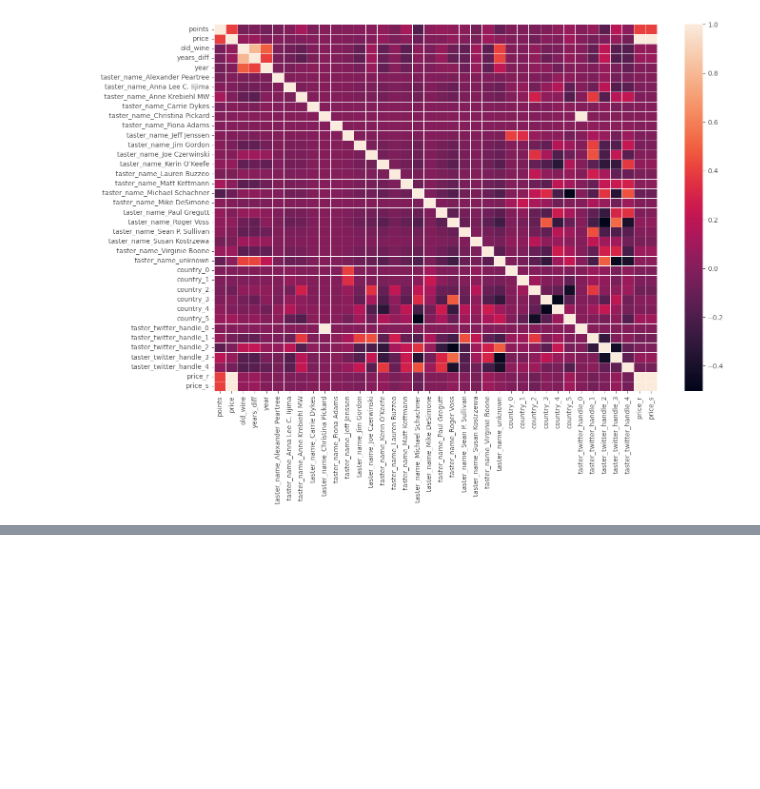
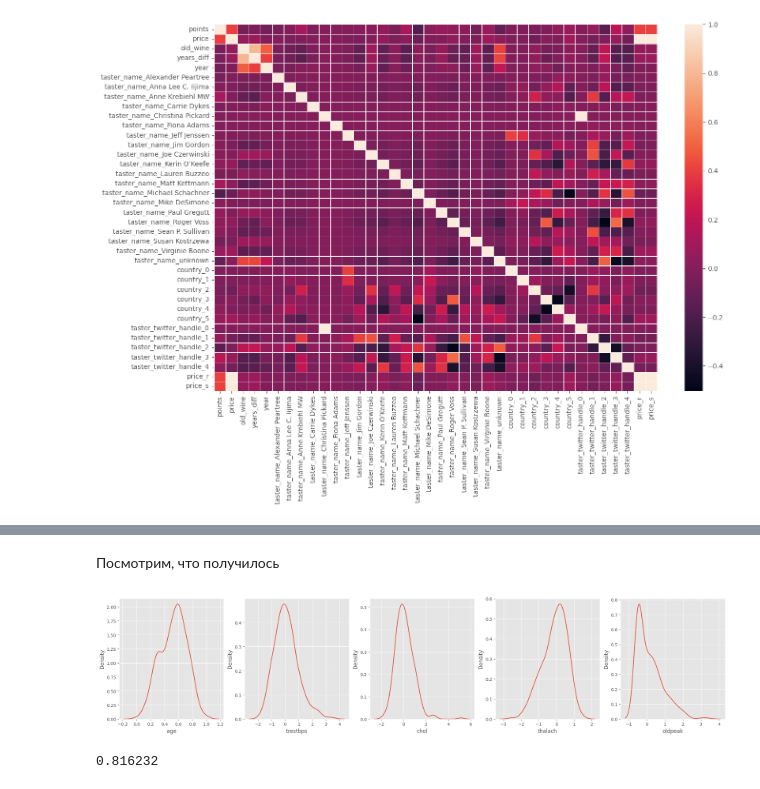
Before and after one commit to alexey300479/sf_datascience_2022, a Jupyter notebook: EDA_3/wine_eda.ipynb, the cells around one changed output, grey strips where cells are left out. Drawn from its saved outputs; the diff is of its cells as text; code cells hidden in the pictures; blank space fills up the shorter version.

```diff
--- a/EDA_3/wine_eda.ipynb
+++ b/EDA_3/wine_eda.ipynb
@@ -1065,0 +1176,25 @@ KeyError: "['is_usa' 'is_france' 'is_italy' 'price_round' 'area'] not found in a
+# %%
+# инициализируем нормализатор MinMaxScaler
+mm_scaler = preprocessing.MinMaxScaler()
+
+# кодируем исходный датасет
+heart.age = mm_scaler.fit_transform(heart.age.values.reshape(-1, 1))
+# %%
+# инициализируем нормализатор RobustScaler
+r_scaler = preprocessing.RobustScaler()
+
+# кодируем исходный датасет
+heart[numeric_cols[1:]] = r_scaler.fit_transform(heart[numeric_cols[1:]])
+# %% [markdown]
+Посмотрим, что получилось
+# %%
+fig, ax = plt.subplots(1, 5, figsize=(25, 5))
+
+for i, col in enumerate(numeric_cols):
+    sns.kdeplot(heart[col], ax=ax[i], label = col)
+# %% [output]
+[figure, added]
+# %%
+round(heart.chol.std(), 6)
+# %% [output]
+0.816232
```
Also changed, not shown: parts of 15 cells of this notebook, 2 other files.
